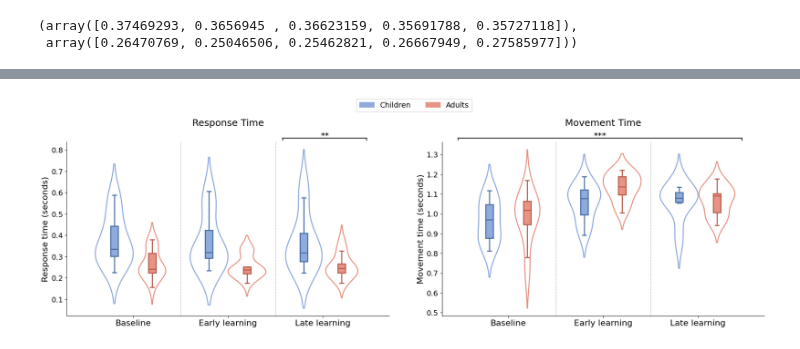
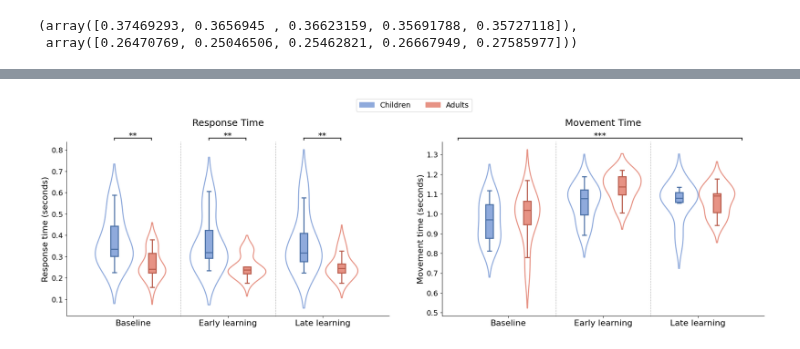
Before and after one commit to siddiskid/IMM-Lab, a Jupyter notebook: sidd_scripts/figures.ipynb, the cells around one changed output, grey strips where cells are left out. Drawn from its saved outputs; the diff is of its cells as text; code cells hidden in the pictures.

```diff
--- a/sidd_scripts/figures.ipynb
+++ b/sidd_scripts/figures.ipynb
@@ -407,34 +407,56 @@ plt.tight_layout(rect=[0, 0, 1, 0.97])
 # line2 = axes[0].plot([x_left_0, x_left_0], [y_top_0, y_bottom_0], 'k-')
 # line3 = axes[0].plot([x_right_0, x_right_0], [y_top_0, y_bottom_0], 'k-')
 
 # axes[0].text(-0.12, y_top_0 + 0.01, "***", fontsize=16)
 
 # axes[1].plot([x_left_1, x_right_1], [y_top_1, y_top_1], 'k-')
 # axes[1].plot([x_left_1, x_left_1], [y_top_1, y_bottom_1], 'k-')
 # axes[1].plot([x_right_1, x_right_1], [y_top_1, y_bottom_1], 'k-')
 
-x_left_0 = 0.67
-x_right_0 = 0.93
+x_left_0 = 0.735
+x_right_0 = 0.85
 y_top_0 = 1.02
 y_bottom_0 = 1.01
 
 # For axes[0]
 axes[0].add_line(plt.Line2D([x_left_0, x_right_0], [y_top_0, y_top_0], transform=axes[0].transAxes, color='k', clip_on=False))
 axes[0].add_line(plt.Line2D([x_left_0, x_left_0], [y_top_0, y_bottom_0], transform=axes[0].transAxes, color='k', clip_on=False))
 axes[0].add_line(plt.Line2D([x_right_0, x_right_0], [y_top_0, y_bottom_0], transform=axes[0].transAxes, color='k', clip_on=False))
-axes[0].text(0.80, 1.01, "**", fontsize=16, ha='center', va='bottom', transform=axes[0].transAxes)
+axes[0].text(0.7925, 1.01, "**", fontsize=16, ha='center', va='bottom', transform=axes[0].transAxes)
 
 x_left_1 = 0.05
 x_right_1 = 0.93
 y_top_1 = 1.02
 y_bottom_1 = 1.01
 
 # For axes[1]
 axes[1].add_line(plt.Line2D([x_left_1, x_right_1], [y_top_1, y_top_1], transform=axes[1].transAxes, color='k', clip_on=False))
 axes[1].add_line(plt.Line2D([x_left_1, x_left_1], [y_top_1, y_bottom_1], transform=axes[1].transAxes, color='k', clip_on=False))
 axes[1].add_line(plt.Line2D([x_right_1, x_right_1], [y_top_1, y_bottom_1], transform=axes[1].transAxes, color='k', clip_on=False))
 axes[1].text(0.49, 1.01, "***", fontsize=16, ha='center', va='bottom', transform=axes[1].transAxes)
 
+x_left_2 = 0.441
+x_right_2 = 0.556
+y_top_2 = 1.02
+y_bottom_2 = 1.01
+
+# For axes[0]
+axes[0].add_line(plt.Line2D([x_left_2, x_right_2], [y_top_2, y_top_2], transform=axes[0].transAxes, color='k', clip_on=False))
+axes[0].add_line(plt.Line2D([x_left_2, x_left_2], [y_top_2, y_bottom_2], transform=axes[0].transAxes, color='k', clip_on=False))
+axes[0].add_line(plt.Line2D([x_right_2, x_right_2], [y_top_2, y_bottom_2], transform=axes[0].transAxes, color='k', clip_on=False))
+axes[0].text(0.4985, 1.01, "**", fontsize=16, ha='center', va='bottom', transform=axes[0].transAxes)
+
+x_left_3 = 0.147
+x_right_3 = 0.262
+y_top_3 = 1.02
+y_bottom_3 = 1.01
+
+# For axes[0]
+axes[0].add_line(plt.Line2D([x_left_3, x_right_3], [y_top_3, y_top_3], transform=axes[0].transAxes, color='k', clip_on=False))
+axes[0].add_line(plt.Line2D([x_left_3, x_left_3], [y_top_3, y_bottom_3], transform=axes[0].transAxes, color='k', clip_on=False))
+axes[0].add_line(plt.Line2D([x_right_3, x_right_3], [y_top_3, y_bottom_3], transform=axes[0].transAxes, color='k', clip_on=False))
+axes[0].text(0.2045, 1.01, "**", fontsize=16, ha='center', va='bottom', transform=axes[0].transAxes)
+
 plt.show()
 # %% [output]
-[figure, old version]
+[figure, new version]
```
Also changed, not shown: parts of 2 cells of this notebook.
